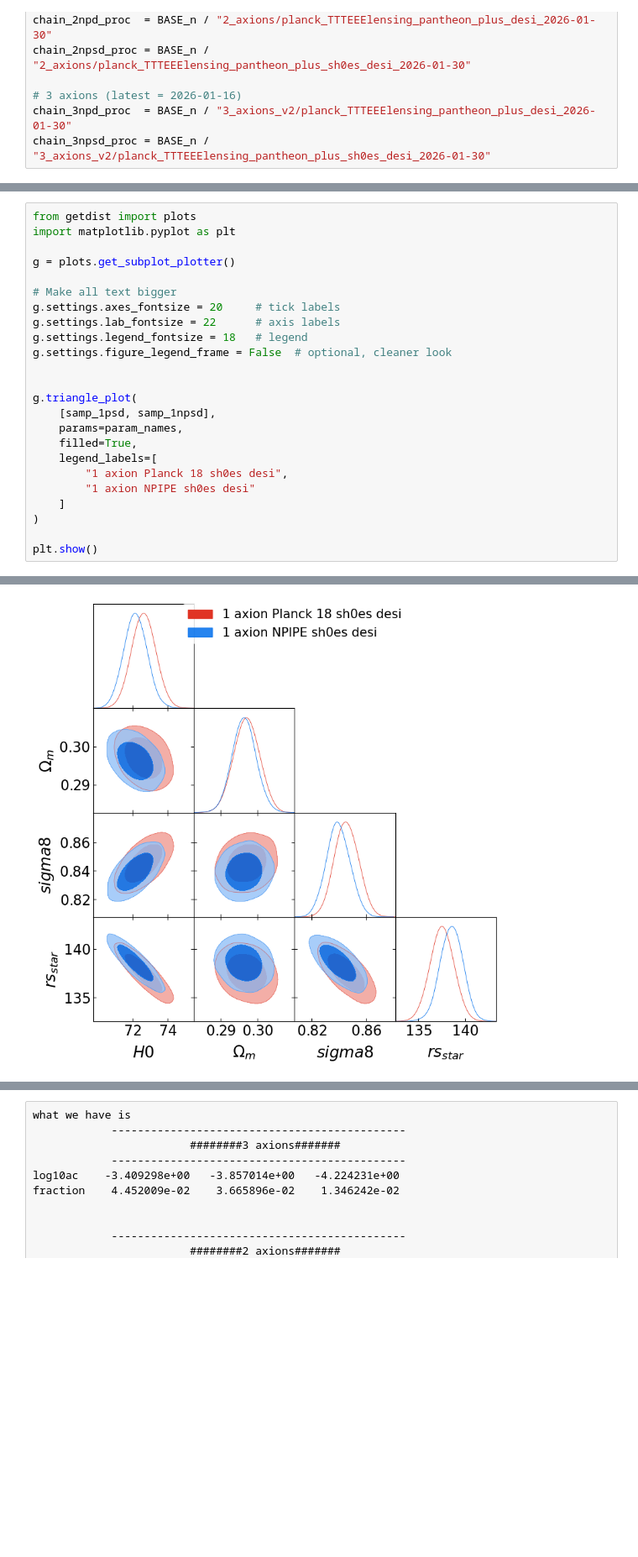
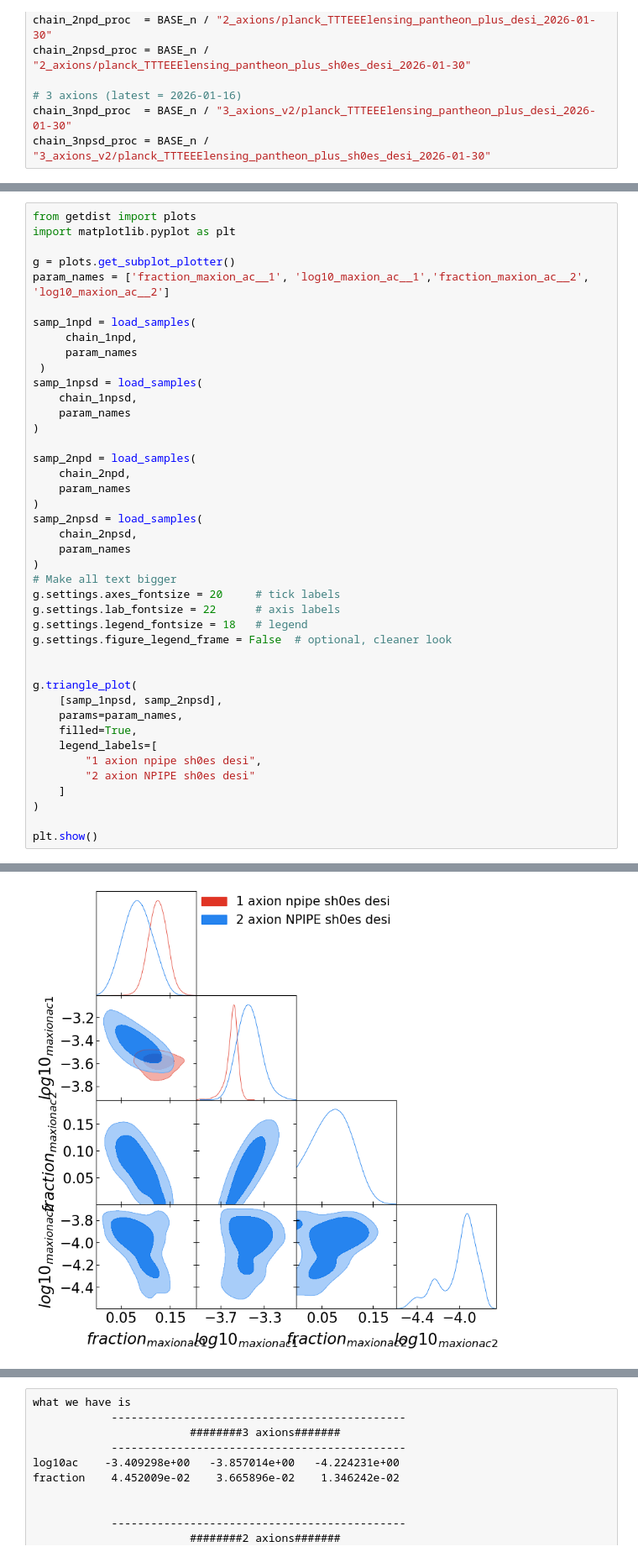
Before and after one commit to marcobeIIa/mAxi_reconstruction_tool, a Jupyter notebook: notebooks/234runs.ipynb, the cells around one changed output, grey strips where cells are left out. Shown at 84% size. Cells and saved outputs as stored; diff of their text form; blank space fills up the shorter version.

```diff
--- a/notebooks/234runs.ipynb
+++ b/notebooks/234runs.ipynb
@@ -378,7 +378,25 @@ from getdist import plots
 import matplotlib.pyplot as plt
 
 g = plots.get_subplot_plotter()
+param_names = ['fraction_maxion_ac__1', 'log10_maxion_ac__1','fraction_maxion_ac__2', 'log10_maxion_ac__2']
 
+samp_1npd = load_samples(
+     chain_1npd,
+     param_names
+ )
+samp_1npsd = load_samples(
+    chain_1npsd,
+    param_names
+)
+
+samp_2npd = load_samples(
+    chain_2npd,
+    param_names
+)
+samp_2npsd = load_samples(
+    chain_2npsd,
+    param_names
+)
 # Make all text bigger
 g.settings.axes_fontsize = 20     # tick labels
 g.settings.lab_fontsize = 22      # axis labels
@@ -387,12 +405,12 @@ g.settings.figure_legend_frame = False  # optional, cleaner look
 
 
 g.triangle_plot(
-    [samp_1psd, samp_1npsd],
+    [samp_1npsd, samp_2npsd],
     params=param_names,
     filled=True,
     legend_labels=[
-        "1 axion Planck 18 sh0es desi",
-        "1 axion NPIPE sh0es desi"
+        "1 axion npipe sh0es desi",
+        "2 axion NPIPE sh0es desi"
     ]
 )
 
@@ -401,4 +423,4 @@ plt.show()
-[figure, old version]
+[figure, new version]
 # %%
 g.triangle_plot(
     [samp_2psd, samp_2npsd],
```
Also changed, not shown: parts of 10 cells of this notebook, 18 other files.
